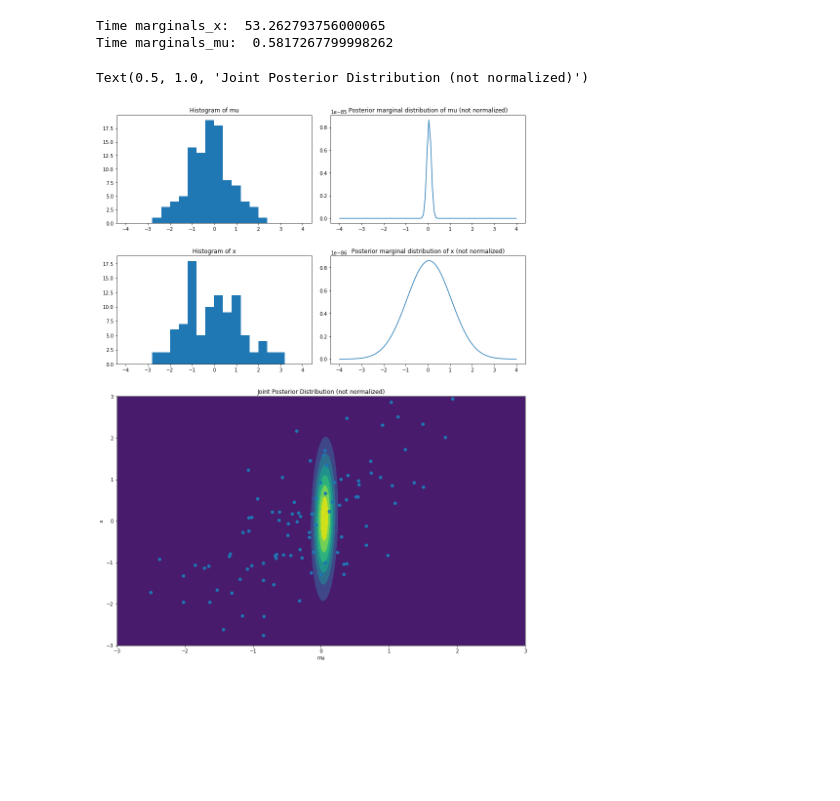
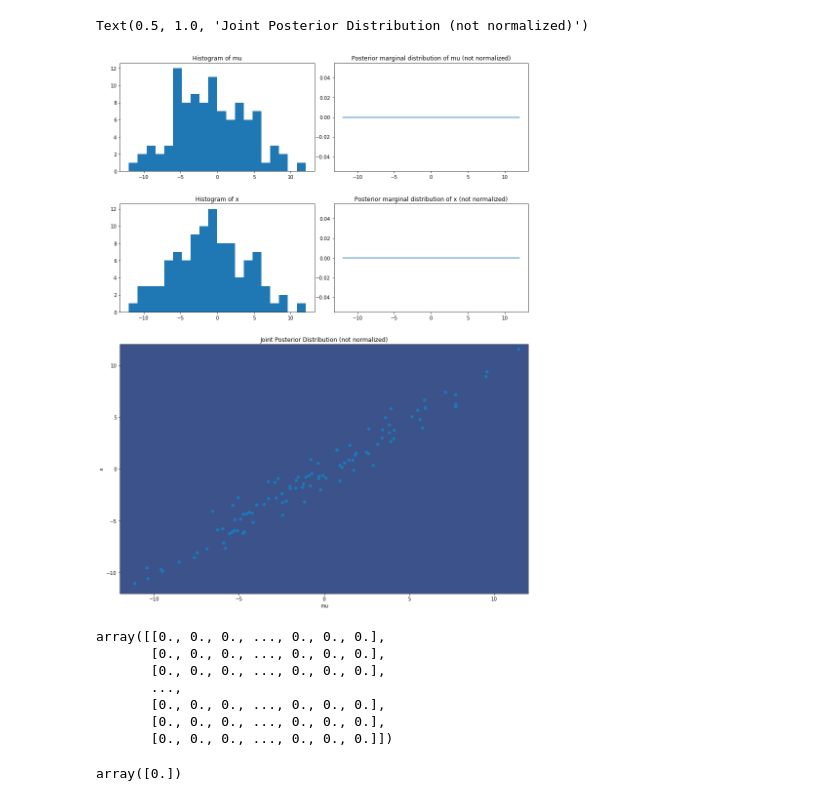
Before and after one commit to jong42/Master_Thesis_CDS, a Jupyter notebook: basic_manual_example.ipynb, the cells around one changed output. Saved outputs shown, nothing was run; the diff lists cells and outputs as text; code cells hidden in the pictures; blank space fills up the shorter version.

```diff
--- a/basic_manual_example.ipynb
+++ b/basic_manual_example.ipynb
@@ -16,27 +16,27 @@ np.random.seed(2)
 # data parameters
 size = 100
 mean_mu = 0
-sigma_mu = 1
+sigma_mu = 5
 sigma_x = 1
 
 # model parameters
 prior_mean_mu = 0
-prior_sigma_mu = 1
+prior_sigma_mu = 5
 prior_sigma_x = 1
 
 # plot parameters
 resolution_joint_mu = 200
 resolution_joint_x = 200
-range_joint_mu_upper = 3
-range_joint_mu_lower = -3
-range_joint_x_upper = 3
-range_joint_x_lower = -3
+range_joint_mu_upper = 12
+range_joint_mu_lower = -12
+range_joint_x_upper = 12
+range_joint_x_lower = -12
 resolution_marginal_mu = 100
 resolution_marginal_x = 100
-range_marginal_mu_upper = 4
-range_marginal_mu_lower = -4
-range_marginal_x_upper = 4
-range_marginal_x_lower = -4
+range_marginal_mu_upper = 12
+range_marginal_mu_lower = -12
+range_marginal_x_upper = 12
+range_marginal_x_lower = -12
 # %%
 ## Generate data
 mu = np.random.normal(mean_mu,sigma_mu,size=size)
@@ -113,40 +113,51 @@ grid = joint_posterior_without_normalizing_constant_vectorized(x_plot,mu_plot,X)
 ## Calculate marginals for visualization
 marginals_x = [posterior_marginal_x_without_normalizing_constant(x,X) for x in np.linspace(-4,4,resolution_marginal_x)]
 marginals_mu = [posterior_marginal_mu_without_normalizing_constant(mu,X) for mu in np.linspace(-4,4,resolution_marginal_mu)]
-# %% [output]
-Time marginals_x:  53.262793756000065
-Time marginals_mu:  0.5817267799998262
 # %%
 ## Plot posterior distributions
 
 plt.figure(figsize=(15,20))
 vis_grid = plt.GridSpec(4, 2, wspace=0.1, hspace=0.3)
 
 plt.subplot(vis_grid[0, 0])
 hist(mu,range=[range_marginal_mu_lower,range_marginal_mu_upper],bins=20)
 plt.title('Histogram of mu')
 
 plt.subplot(vis_grid[0, 1:])
 plt.plot(np.linspace(range_marginal_mu_lower,range_marginal_mu_upper,resolution_marginal_mu), marginals_mu)
 plt.title('Posterior marginal distribution of mu (not normalized)')
 plt.subplot(vis_grid[1, :])
 
 plt.subplot(vis_grid[1, 0])
 hist(X,range=[range_marginal_x_lower,range_marginal_x_upper],bins=20)
 plt.title('Histogram of x')
 
 plt.subplot(vis_grid[1, 1:])
 plt.plot(np.linspace(range_marginal_x_lower,range_marginal_x_upper,resolution_marginal_x), marginals_x)
 plt.title('Posterior marginal distribution of x (not normalized)')
 
 plt.subplot(vis_grid[2:4, :])
 cnt = contourf(mu_plot, x_plot, grid)
 plt.xlabel('mu')
 plt.ylabel('x')
-plt.ylim((-3,3))
-plt.xlim((-3,3))
+plt.ylim((-12,12))
+plt.xlim((-12,12))
 _ = plt.scatter(mu, X)
 plt.title('Joint Posterior Distribution (not normalized)')
 # %% [output]
 Text(0.5, 1.0, 'Joint Posterior Distribution (not normalized)')
-[figure, old version]
+[figure, new version]
+# %%
+grid
+# %% [output]
+array([[0., 0., 0., ..., 0., 0., 0.],
+       [0., 0., 0., ..., 0., 0., 0.],
+       [0., 0., 0., ..., 0., 0., 0.],
+       ...,
+       [0., 0., 0., ..., 0., 0., 0.],
+       [0., 0., 0., ..., 0., 0., 0.],
+       [0., 0., 0., ..., 0., 0., 0.]])
+# %%
+np.unique(grid)
+# %% [output]
+array([0.])
```
